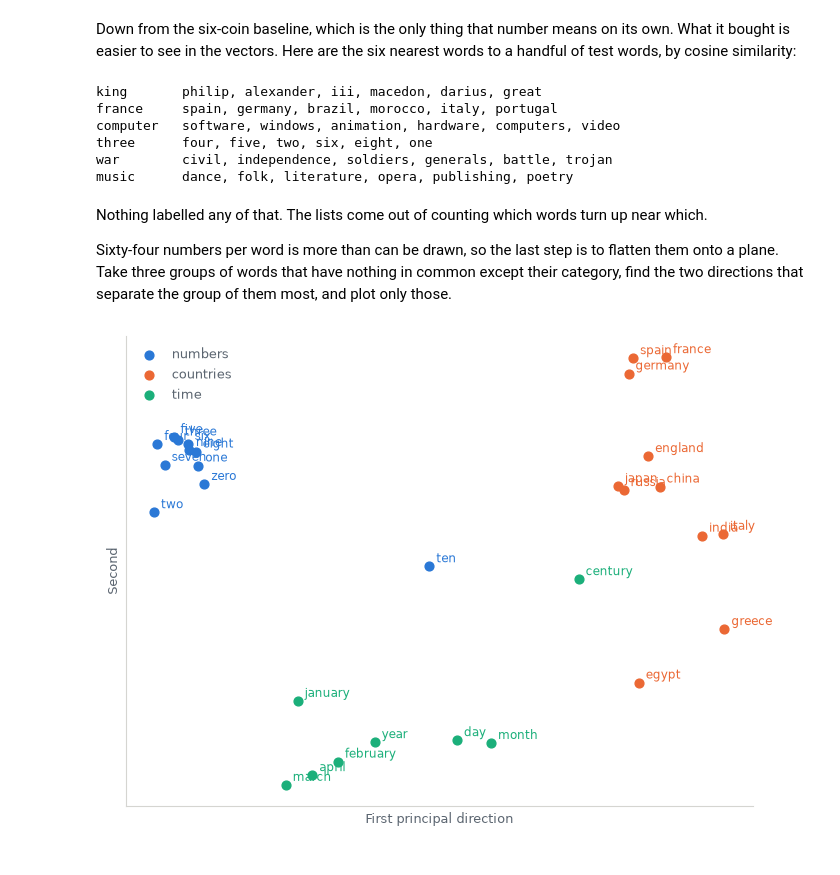
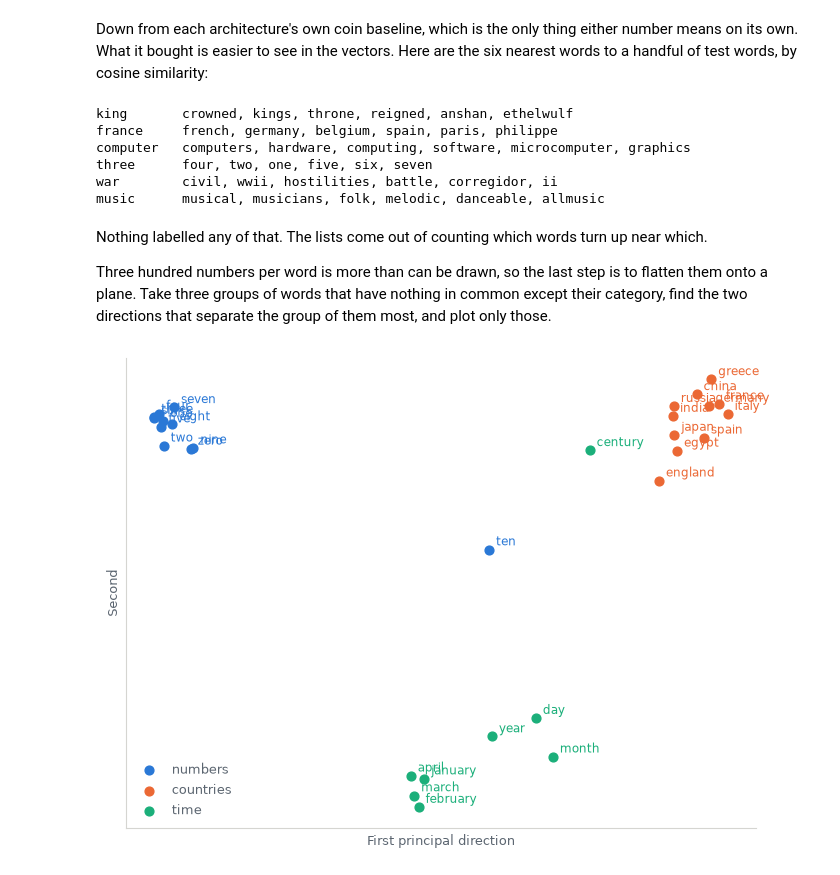
Before and after one commit to RoshBeed/roshbeed.github.io, a Jupyter notebook: posts/2026-06-08-word2vec-from-scratch/index.ipynb, the cells around one changed output. Cells and saved outputs as stored; diff of their text form; code cells hidden in the pictures.

```diff
--- a/posts/2026-06-08-word2vec-from-scratch/index.ipynb
+++ b/posts/2026-06-08-word2vec-from-scratch/index.ipynb
@@ -300,23 +306,0 @@ The loss below pushes the true pair up and five invented pairs down.
-# %%
-DIMENSIONS, K = 64, 5
-generator = torch.Generator().manual_seed(0)
-
-centre_vectors = (torch.randn(len(vocab), DIMENSIONS, generator=generator) * 0.01).requires_grad_()
-# Small random, not zeros. Zeros force every dot product to 0, which makes the
-# baseline below exactly (1 + K) * ln 2 by construction rather than by measurement.
-context_vectors = (torch.randn(len(vocab), DIMENSIONS, generator=generator) * 0.01).requires_grad_()
-optimiser = torch.optim.Adam([centre_vectors, context_vectors], lr=2e-3)
-
-def loss_on(centre_batch, context_batch):
-    """One real pair scored up, K invented pairs scored down."""
-    v = centre_vectors[centre_batch]
-    real = F.logsigmoid((v * context_vectors[context_batch]).sum(-1))
-    fake_ids = torch.multinomial(noise, len(centre_batch) * K,
-                                 replacement=True, generator=generator)
-    fake = context_vectors[fake_ids.view(len(centre_batch), K)]
-    invented = F.logsigmoid(-(fake @ v.unsqueeze(-1)).squeeze(-1)).sum(-1)
-    return -(real + invented).mean()
-
-with torch.no_grad():
-    baseline = loss_on(centre[:8192], context[:8192]).item()
-print(f"loss before training: {baseline:.3f}, and (1 + {K}) * ln 2 = {(1 + K) * np.log(2):.3f}")
@@ -362,30 +411,32 @@ loss 4.159 -> 2.212 over 25 epochs
 # %% [markdown]
-Down from the six-coin baseline, which is the only thing that number means on its
-own. What it bought is easier to see in the vectors. Here are the six nearest words
+Down from each architecture's own coin baseline, which is the only thing either
+number means on its own. What it bought is easier to see in the vectors. Here are the six nearest words
 to a handful of test words, by cosine similarity:
 # %%
-embeddings = F.normalize(centre_vectors.detach(), dim=1)
+space = F.normalize(embeddings["skipgram"], dim=1)
+
 
 def nearest(word, k=6):
-    similarity = embeddings @ embeddings[stoi[word]]
+    similarity = space @ space[stoi[word]]
     similarity[stoi[word]] = -1
     return [vocab[i] for i in similarity.topk(k).indices.tolist()]
 
+
 for word in ("king", "france", "computer", "three", "war", "music"):
     print(f"{word:10} {', '.join(nearest(word))}")
 # %% [output]
-king       philip, alexander, iii, macedon, darius, great
-france     spain, germany, brazil, morocco, italy, portugal
-computer   software, windows, animation, hardware, computers, video
-three      four, five, two, six, eight, one
-war        civil, independence, soldiers, generals, battle, trojan
-music      dance, folk, literature, opera, publishing, poetry
+king       crowned, kings, throne, reigned, anshan, ethelwulf
+france     french, germany, belgium, spain, paris, philippe
+computer   computers, hardware, computing, software, microcomputer, graphics
+three      four, two, one, five, six, seven
+war        civil, wwii, hostilities, battle, corregidor, ii
+music      musical, musicians, folk, melodic, danceable, allmusic
 # %% [markdown]
 Nothing labelled any of that. The lists come out of counting which words turn up
 near which.
 
-Sixty-four numbers per word is more than can be drawn, so the last step is to flatten
-them onto a plane. Take three groups of words that have nothing in common except
+Three hundred numbers per word is more than can be drawn, so the last step is to
+flatten them onto a plane. Take three groups of words that have nothing in common except
 their category, find the two directions that separate the group of them most, and
 plot only those.
 # %%
@@ -399,34 +450,34 @@ GROUPS = {
     "numbers": ["one", "two", "three", "four", "five", "six", "seven", "eight",
                 "nine", "ten", "zero"],
     "countries": ["france", "germany", "italy", "spain", "russia", "china", "japan",
                   "england", "greece", "egypt", "india"],
     "time": ["january", "february", "march", "april", "year", "century", "day", "month"],
 }
 present = {name: [w for w in words if w in stoi] for name, words in GROUPS.items()}
 picked = [w for words in present.values() for w in words]
 
 # Principal components of just these words: the two directions along which this
 # particular set of thirty spreads out most. Not a general map of the space.
-M = embeddings[[stoi[w] for w in picked]].numpy()
+M = space[[stoi[w] for w in picked]].cpu().numpy()
 M = M - M.mean(0)
 xy = M @ np.linalg.svd(M, full_matrices=False)[2][:2].T
 
 fig, ax = figure(width=7.0, height=5.2)
 start = 0
 for (name, words), colour in zip(present.items(), COLOURS):
     points = xy[start:start + len(words)]
     ax.scatter(points[:, 0], points[:, 1], s=40, color=colour, zorder=3, label=name)
     for word, (x, y) in zip(words, points):
         ax.annotate(word, (x, y), xytext=(5, 3), textcoords="offset points",
                     fontsize=8.5, color=colour)
     start += len(words)
 
 ax.legend(frameon=False, fontsize=9, labelcolor=MUTED, loc="best")
 style_axes(ax, "First principal direction", "Second", grid=None)
 ax.set_xticks([])
 ax.set_yticks([])
 fig.tight_layout()
 # %% [output]
-[figure, old version]
+[figure, new version]
 # %% [markdown]
 Three groups in three regions. That is the answer to the red question: every word
```
Also changed, not shown: parts of 16 cells of this notebook.
